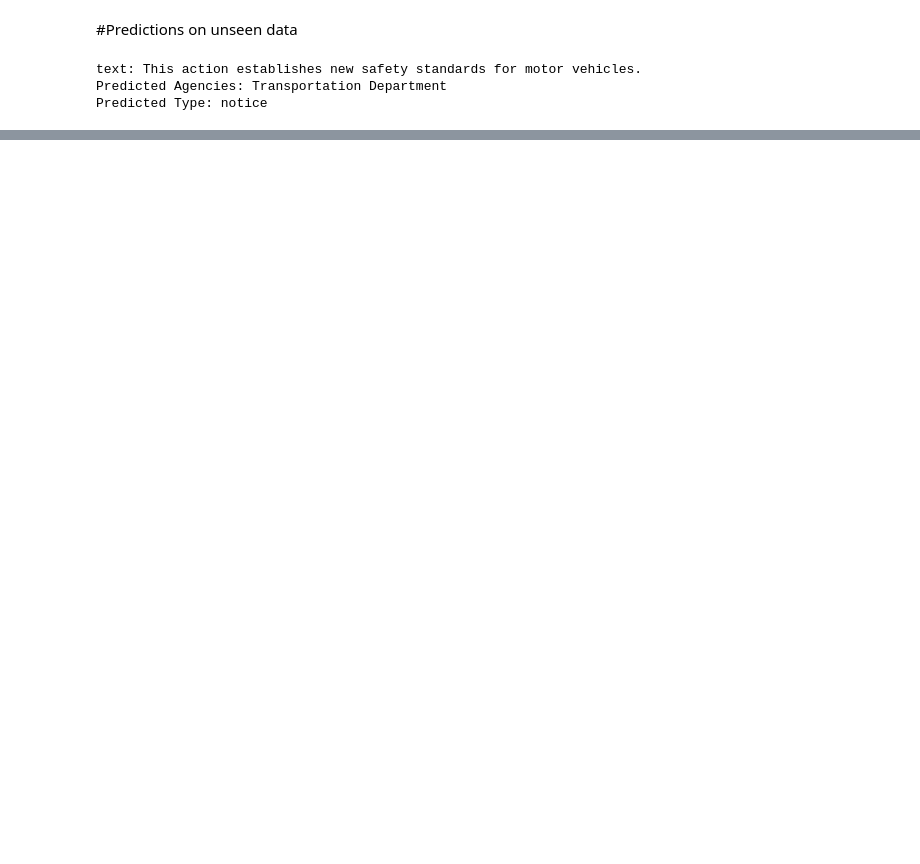
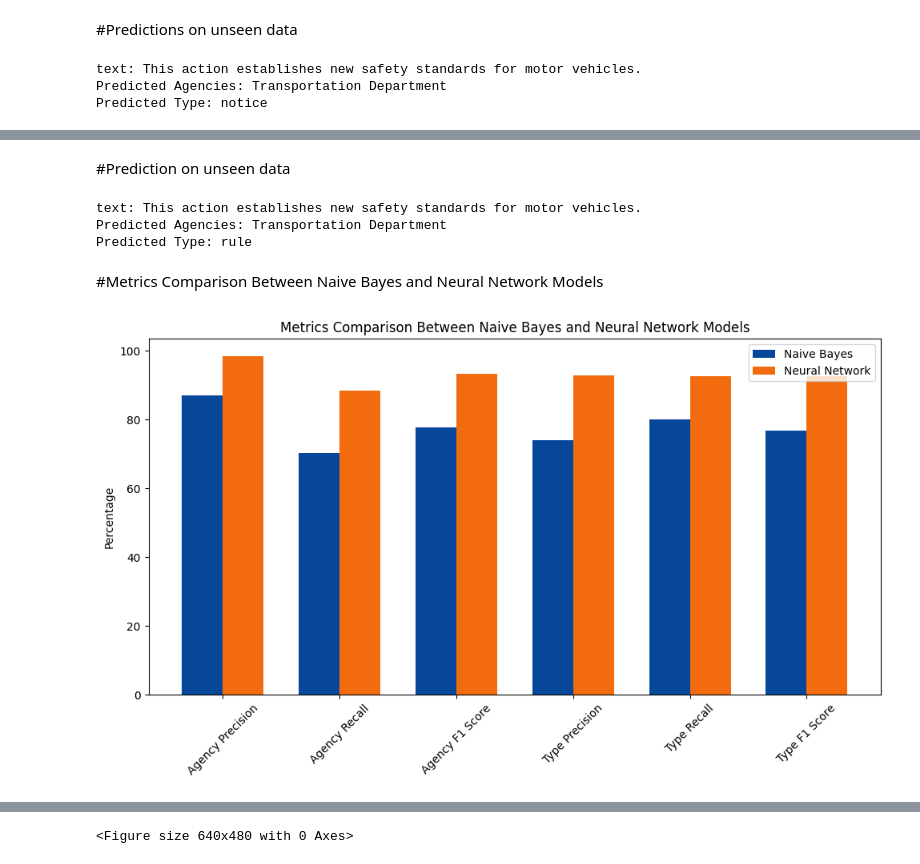
Before and after one commit to Clarkson-Applied-Data-Science/2024_ia653_raavi_govindagari, a Jupyter notebook: multi_label_classification.ipynb, the cells around one changed output, grey strips where cells are left out. Drawn from its saved outputs; the diff is of its cells as text; code cells hidden in the pictures; blank space fills up the shorter version.

```diff
--- a/multi_label_classification.ipynb
+++ b/multi_label_classification.ipynb
@@ -608,0 +647,5 @@ Predicted Type: notice
+# %%
+#nb classifier for type....(multi-class)
+nb_type = MultinomialNB()
+multi_type_model = OneVsRestClassifier(nb_type)  #OneVsRestClassifier for multi-class
+multi_type_model.fit(X_train, y_train_type)
@@ -608,0 +686,14 @@ Predicted Type: notice
+# %%
+#prediction on test set
+y_test_pred_agency = multi_agency_model.predict(X_test)
+y_test_pred_type = multi_type_model.predict(X_test)
+
+#agencies evaluation
+precision_agency_test = precision_score(y_test_agency, y_test_pred_agency, average='micro')
+recall_agency_test = recall_score(y_test_agency, y_test_pred_agency, average='micro')
+f1_agency_test = f1_score(y_test_agency, y_test_pred_agency, average='micro')
+
+#type evaluation
+precision_type_test = precision_score(y_test_type, y_test_pred_type, average='macro')
+recall_type_test = recall_score(y_test_type, y_test_pred_type, average='macro')
+f1_type_test = f1_score(y_test_type, y_test_pred_type, average='macro')
@@ -608,0 +769,54 @@ Predicted Type: notice
+# %% [markdown]
+#Prediction on unseen data
+# %%
+def infer_naive_bayes(text, multi_agency_model, multi_type_model, tfidf_vectorizer):
+    text_tfidf = tfidf_vectorizer.transform([text])
+    agency_pred = multi_agency_model.predict(text_tfidf)
+    type_pred = multi_type_model.predict(text_tfidf)
+    agency_names = invert_multi_hot(agency_pred[0])
+    type_label = ["rule", "proposed rule", "notice"][np.argmax(type_pred)]
+    return agency_names, type_label
+
+#new_text = "The Environmental Protection Agency announces a public hearing."
+new_text = "This action establishes new safety standards for motor vehicles."
+predicted_agencies, predicted_type = infer_naive_bayes(new_text, multi_agency_model, multi_type_model, tfidf_vectorizer)
+print(f"text: {new_text}")
+print(f"Predicted Agencies: {', '.join(predicted_agencies)}")
+print(f"Predicted Type: {predicted_type}")
+# %% [output]
+text: This action establishes new safety standards for motor vehicles.
+Predicted Agencies: Transportation Department
+Predicted Type: rule
+# %% [markdown]
+#Metrics Comparison Between Naive Bayes and Neural Network Models
+# %%
+#naive bayes and neural netwroks combined metrics
+nn_nb_metrics = {
+    "Agency Precision": {"Naive Bayes": round(precision_agency_test * 100, 2), "Neural Network": round(precision_agency * 100, 2)},
+    "Agency Recall": {"Naive Bayes": round(recall_agency_test * 100, 2), "Neural Network": round(recall_agency * 100, 2)},
+    "Agency F1 Score": {"Naive Bayes": round(f1_agency_test * 100, 2), "Neural Network": round(f1_agency * 100, 2)},
+    "Type Precision": {"Naive Bayes": round(precision_type_test * 100, 2), "Neural Network": round(precision_type * 100, 2)},
+    "Type Recall": {"Naive Bayes": round(recall_type_test * 100, 2), "Neural Network": round(recall_type * 100, 2)},
+    "Type F1 Score": {"Naive Bayes": round(f1_type_test * 100, 2), "Neural Network": round(f1_type * 100, 2)}
+}
+
+labels = list(nn_nb_metrics.keys())
+nb_values = [nn_nb_metrics[label]["Naive Bayes"] for label in labels]
+nn_values = [nn_nb_metrics[label]["Neural Network"] for label in labels]
+x = np.arange(len(labels))
+width = 0.35
+
+fig, ax = plt.subplots(figsize=(10, 6))
+ax.bar(x - width/2, nb_values, width, label='Naive Bayes', color='#074799')
+ax.bar(x + width/2, nn_values, width, label='Neural Network', color='#F26B0F')
+
+ax.set_ylabel('Percentage')
+ax.set_title("Metrics Comparison Between Naive Bayes and Neural Network Models")
+ax.set_xticks(x)
+ax.set_xticklabels(labels, rotation=45)
+ax.legend()
+
+plt.tight_layout()
+plt.show()
+# %% [output]
+[figure, added]
@@ -608,0 +825 @@ Predicted Type: notice
+<Figure size 640x480 with 0 Axes>
```
Also changed, not shown: parts of 33 cells of this notebook, 2 other files.
